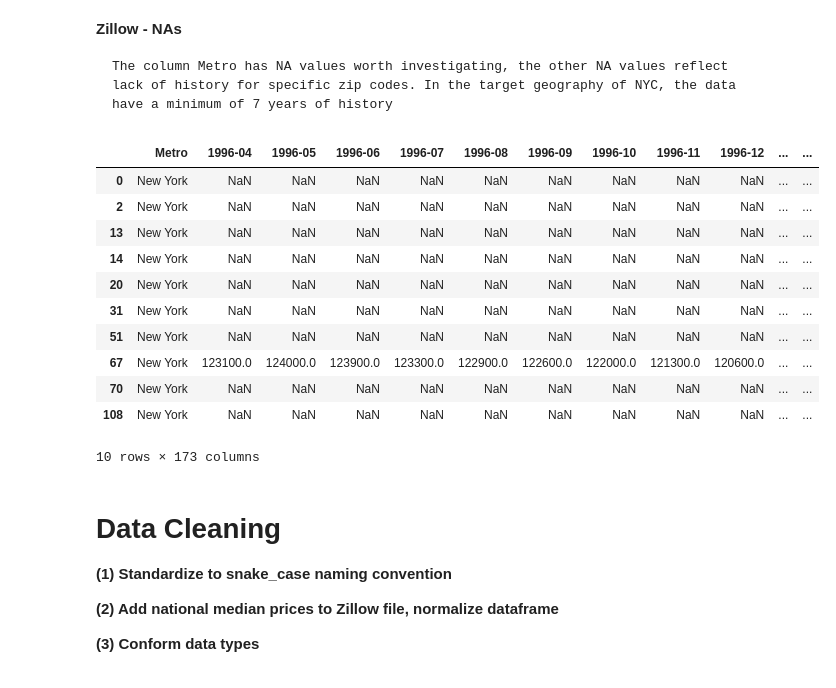
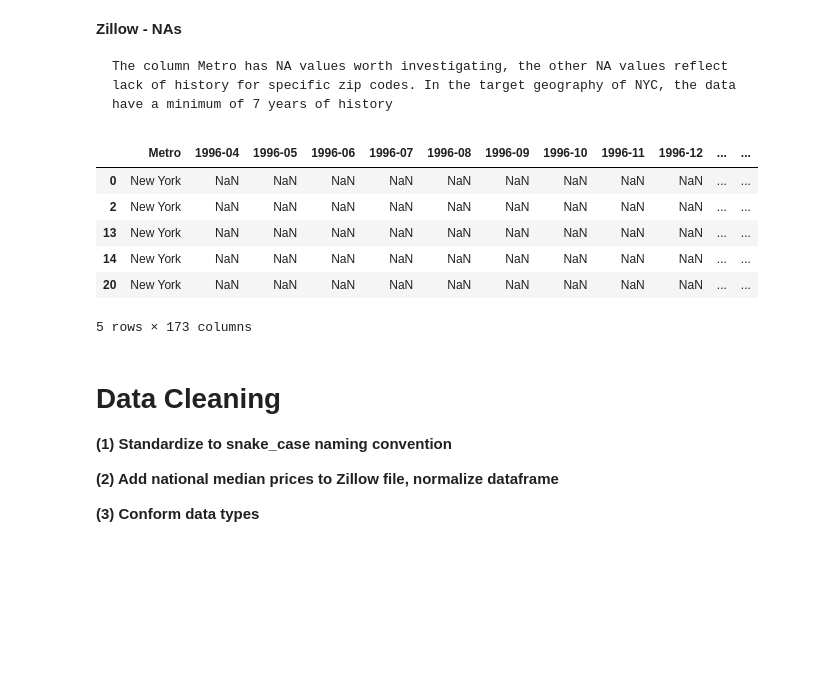
Before and after one commit to davidrmoxley/forecasting, a Jupyter notebook: real_estate_rental_analysis.ipynb, the cells around one changed output. Drawn from its saved outputs; the diff is of its cells as text; code cells hidden in the pictures; blank space fills up the shorter version.

```diff
--- a/real_estate_rental_analysis.ipynb
+++ b/real_estate_rental_analysis.ipynb
@@ -244,20 +245,16 @@ print(bgn_rec_count-len(df_abnb),"records removed due to missingness or errant e
 
     The column Metro has NA values worth investigating, the other NA values reflect lack of history for specific zip codes. In the target geography of NYC, the data have a minimum of 7 years of history
 # %%
-df_zillow.loc[(df_zillow['City']=='New York') & (df_zillow['State']=='NY') & (df_zillow['Metro']=='New York'),df_data_quality_zillow.loc[(df_data_quality_zillow['na_values']>0)|(df_data_quality_zillow['blank_values']>0),"column_name"]].head(10)
+df_zillow.loc[(df_zillow['City']=='New York') & (df_zillow['State']=='NY') & (df_zillow['Metro']=='New York')
+              ,df_data_quality_zillow.loc[(df_data_quality_zillow['na_values']>0)|(df_data_quality_zillow['blank_values']>0),"column_name"]].head()
 # %% [output]
 |  | Metro | 1996-04 | 1996-05 | 1996-06 | 1996-07 | 1996-08 | 1996-09 | 1996-10 | 1996-11 | 1996-12 | ... | ... |
 | 0 | New York | NaN | NaN | NaN | NaN | NaN | NaN | NaN | NaN | NaN | ... | ... |
 | 2 | New York | NaN | NaN | NaN | NaN | NaN | NaN | NaN | NaN | NaN | ... | ... |
 | 13 | New York | NaN | NaN | NaN | NaN | NaN | NaN | NaN | NaN | NaN | ... | ... |
 | 14 | New York | NaN | NaN | NaN | NaN | NaN | NaN | NaN | NaN | NaN | ... | ... |
 | 20 | New York | NaN | NaN | NaN | NaN | NaN | NaN | NaN | NaN | NaN | ... | ... |
-| 31 | New York | NaN | NaN | NaN | NaN | NaN | NaN | NaN | NaN | NaN | ... | ... |
-| 51 | New York | NaN | NaN | NaN | NaN | NaN | NaN | NaN | NaN | NaN | ... | ... |
-| 67 | New York | 123100.0 | 124000.0 | 123900.0 | 123300.0 | 122900.0 | 122600.0 | 122000.0 | 121300.0 | 120600.0 | ... | ... |
-| 70 | New York | NaN | NaN | NaN | NaN | NaN | NaN | NaN | NaN | NaN | ... | ... |
-| 108 | New York | NaN | NaN | NaN | NaN | NaN | NaN | NaN | NaN | NaN | ... | ... |
-10 rows × 173 columns
+5 rows × 173 columns
 # %% [markdown]
 # Data Cleaning
 
```
Also changed, not shown: parts of 16 cells of this notebook.
